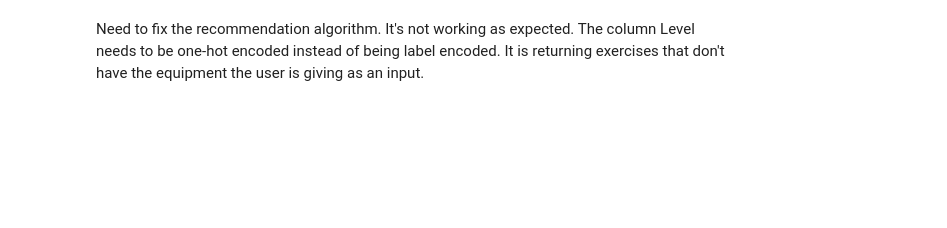
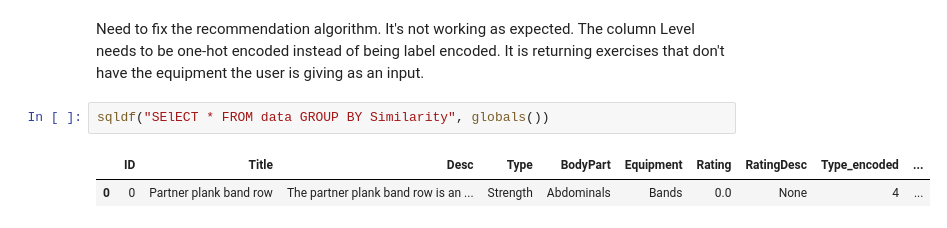
Before and after one commit to jmsbs/gym_exercise_recommendation, a Jupyter notebook: file.ipynb, the cells around one changed output. Saved outputs shown, nothing was run; the diff lists cells and outputs as text; blank space fills up the shorter version.

```diff
--- a/file.ipynb
+++ b/file.ipynb
@@ -247,3 +244,8 @@ sqldf("SELECT * FROM data WHERE ID IN ('0', '1938', '1940','1941','1942')", glob
 Need to fix the recommendation algorithm. It's not working as expected.
 The column Level needs to be one-hot encoded instead of being label encoded.
 It is returning exercises that don't have the equipment the user is giving as an input.
+# %%
+sqldf("SElECT * FROM data GROUP BY Similarity", globals())
+# %% [output]
+|  | ID | Title | Desc | Type | BodyPart | Equipment | Rating | RatingDesc | Type_encoded | ... |
+| 0 | 0 | Partner plank band row | The partner plank band row is an ... | Strength | Abdominals | Bands | 0.0 | None | 4 | ... |
```
Also changed, not shown: parts of 7 cells of this notebook, 1 other file.
